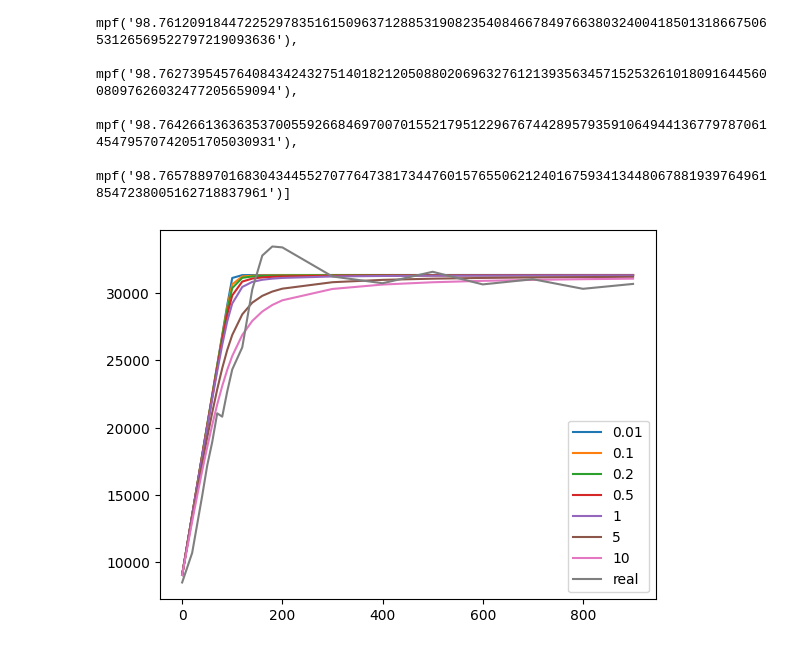
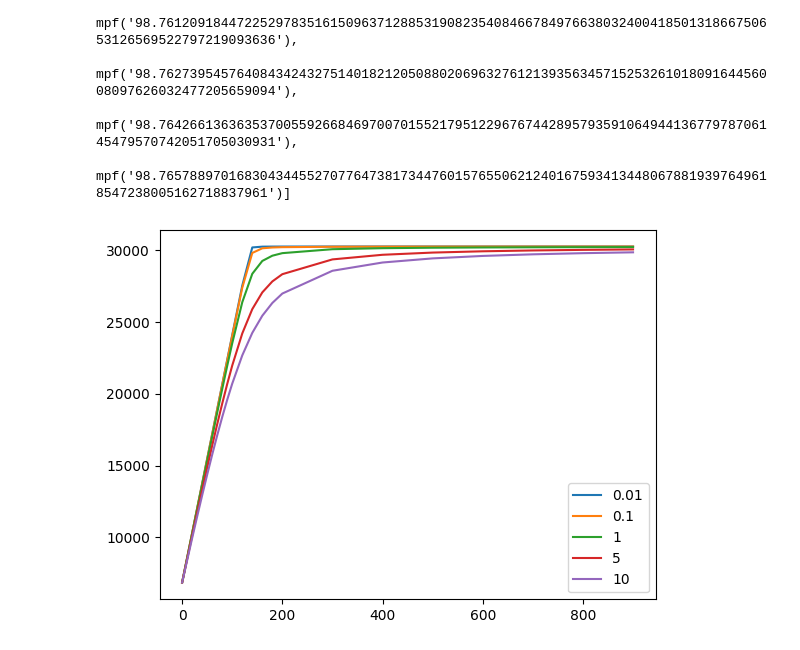
Before and after one commit to lonelu/Rvrsprot, a Jupyter notebook: scripts/BindingKd/bindKd.ipynb, the cells around one changed output. Drawn from its saved outputs; the diff is of its cells as text; code cells hidden in the pictures.

```diff
--- a/scripts/BindingKd/bindKd.ipynb
+++ b/scripts/BindingKd/bindKd.ipynb
@@ -38,54 +38,59 @@ pls
 # %%
 ###My own equation
 import math
 import matplotlib.pyplot as plt
-s0 = 9059
-sd = 22295
-kds = [0.01, 0.1, 0.2, 0.5, 1, 5, 10]
+s0 = 6873
+sd = 23358
+kds = [0.01, 0.1, 1, 5, 10]
 L = 100
-n = 1
+n = 1.357
 
 def fluo(s0, sd, kd, x, n, L):
     y = s0 + sd*(kd + x/n + L -math.sqrt((kd + x/n + L)**2 -4*x*L/n))/2/L
     return y
 
 xs = [0, 20, 30, 40, 50, 60 , 70, 80, 90, 100, 120, 140, 160, 180, 200, 300, 400, 500, 600, 700, 800, 900]
 
-
+yss = []
 for kd in kds:
     ys = []
     for x in xs:
         y = fluo(s0, sd, kd, x, n, L)
         ys.append(y)
+    yss.append(ys)
     plt.plot(xs, ys, label = str(kd))
 
-xs = [0, 20, 40, 50, 60 , 70, 80, 90, 100, 120, 140, 160, 180, 200, 300, 400, 500, 600, 700, 800, 900]
+workdir = '/mnt/e/'
+with open(workdir + 'stimulated.txt', 'w') as f:
+    for ys in yss:
+        f.write('\t'.join([str(y) for y in ys]) + '\n')
+# xs = [0, 20, 40, 50, 60 , 70, 80, 90, 100, 120, 140, 160, 180, 200, 300, 400, 500, 600, 700, 800, 900]
 
-ys = [8500.75,
-10701.25,
-14939,
-17186.75,
-18932.25,
-21071,
-20824.25,
-22696.5,
-24332.75,
-25977.5,
-30287,
-32798.25,
-33472,
-33404,
-31242.5,
-30739.75,
-31591.75,
-30653.5,
-31039.75,
-30325.75,
-30689.5
-]
-plt.plot(xs, ys, label = 'real')
+# ys = [8500.75,
+# 10701.25,
+# 14939,
+# 17186.75,
+# 18932.25,
+# 21071,
+# 20824.25,
+# 22696.5,
+# 24332.75,
+# 25977.5,
+# 30287,
+# 32798.25,
+# 33472,
+# 33404,
+# 31242.5,
+# 30739.75,
+# 31591.75,
+# 30653.5,
+# 31039.75,
+# 30325.75,
+# 30689.5
+# ]
+# plt.plot(xs, ys, label = 'real')
 
 plt.legend()
 plt.show()
 # %% [output]
-[figure, old version]
+[figure, new version]
```
Also changed, not shown: 11 other files.
